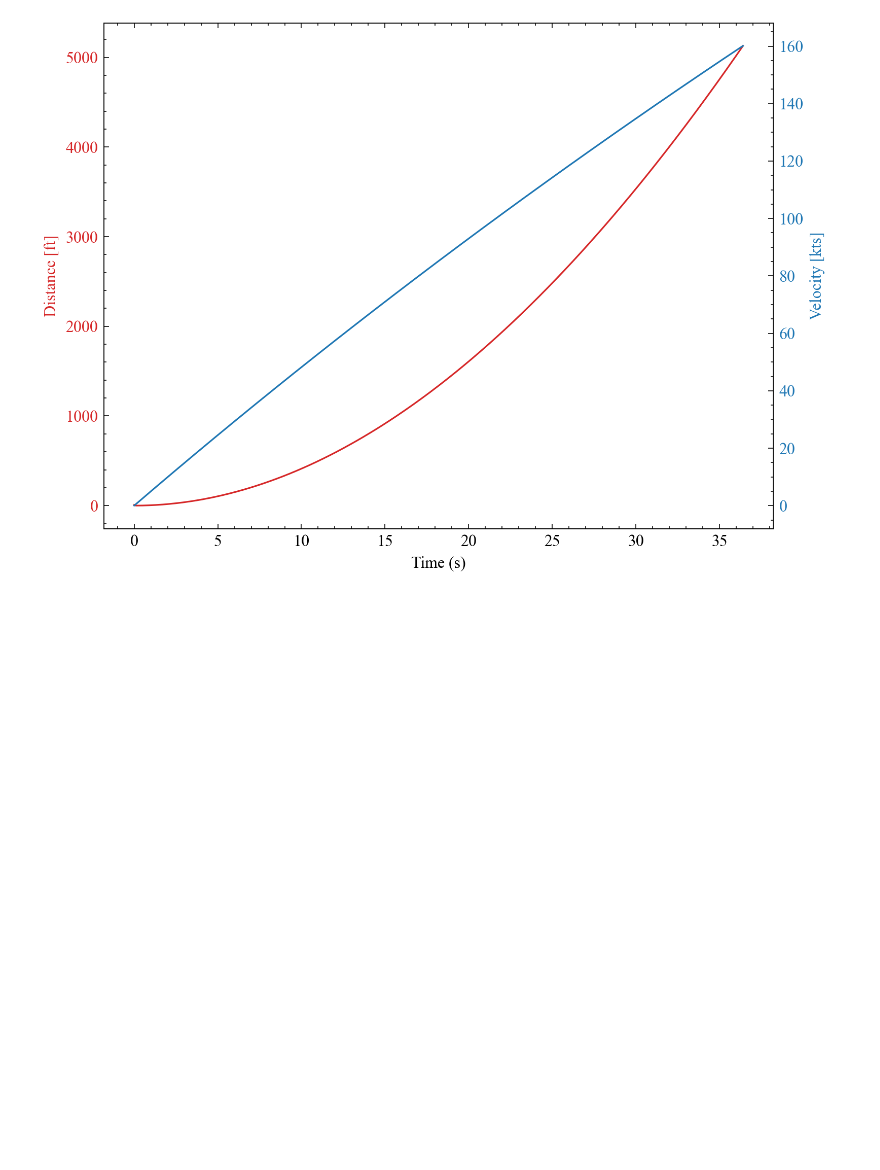
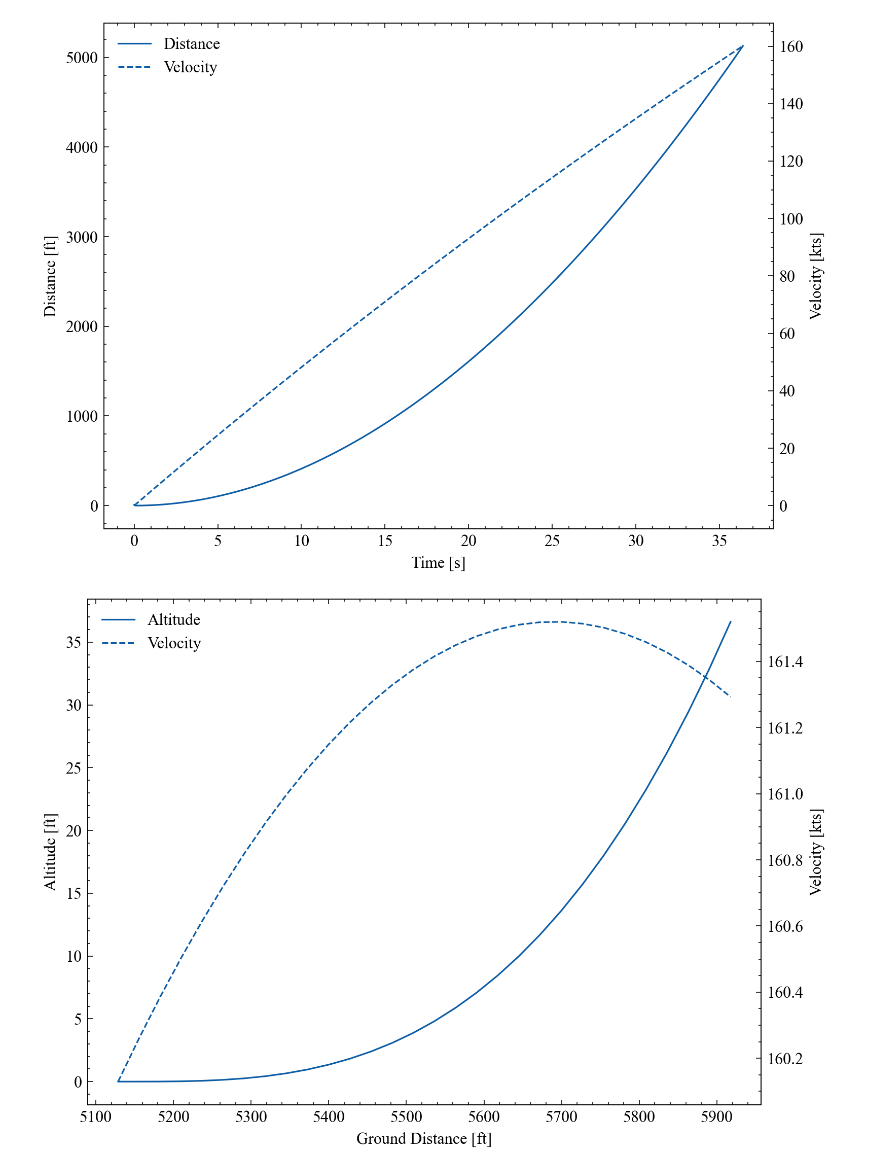
Before and after one commit to MichaszJ/aircraft-performance-projects, a Jupyter notebook: Project3.ipynb, the cells around one changed output. Cells and saved outputs as stored; diff of their text form; code cells hidden in the pictures; blank space fills up the shorter version.

Commit message:
added no wind transition period

```diff
--- a/Project3.ipynb
+++ b/Project3.ipynb
@@ -3,6 +3,7 @@ from ground_roll import ground_roll
 # %%
 gr = ground_roll()
 # %%
-gr.plot_ground_roll()
+gr.no_wind()
 # %% [output]
-[figure, old version]
+[figure, new version]
+[figure, added]
```
Also changed, not shown: 1 other file.
